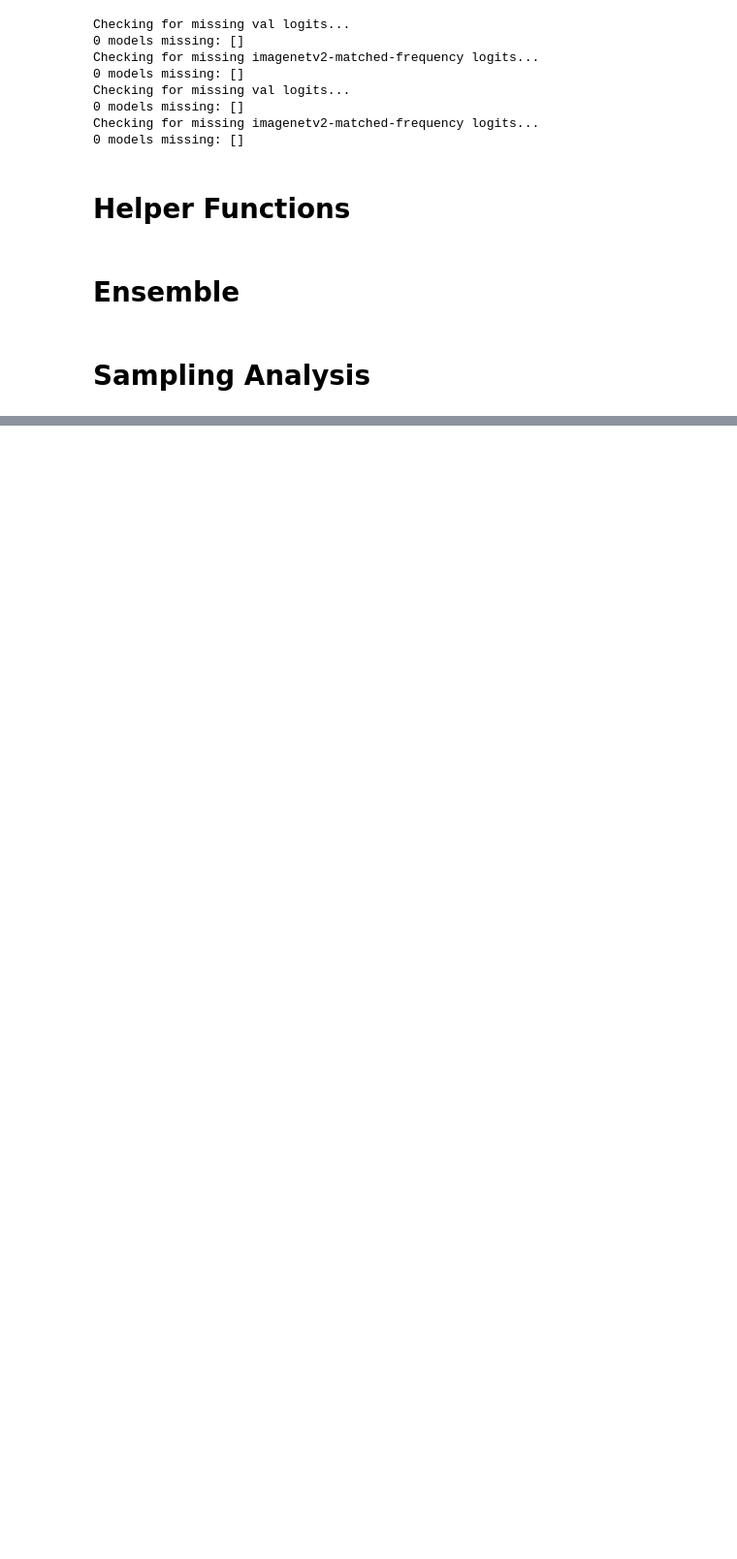
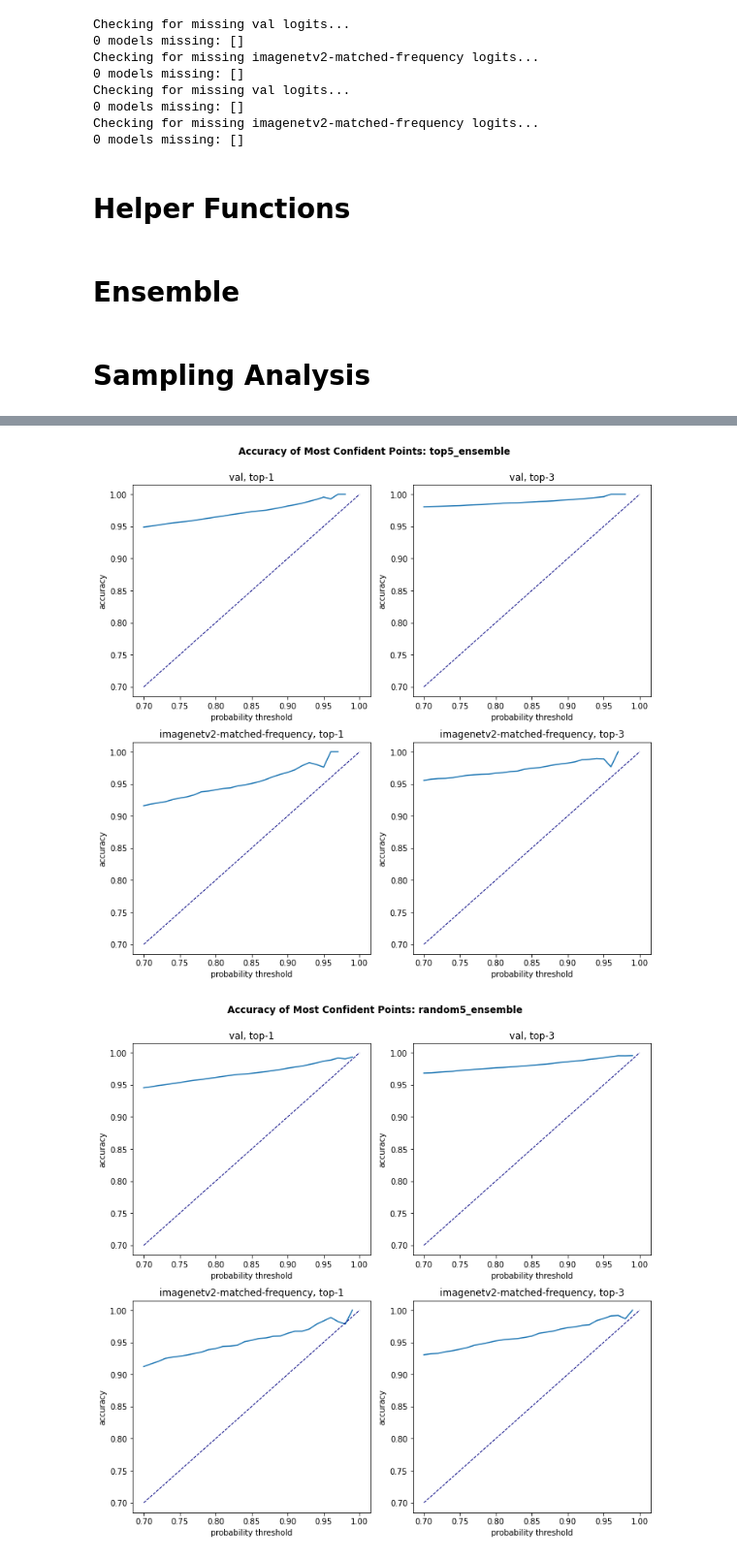
Before and after one commit to csinva/dnn-ensemble, a Jupyter notebook: analysis.ipynb, the cells around one changed output, grey strips where cells are left out. Shown at 97% size. Saved outputs shown, nothing was run; the diff lists cells and outputs as text; code cells hidden in the pictures; blank space fills up the shorter version.

```diff
--- a/analysis.ipynb
+++ b/analysis.ipynb
@@ -359,0 +398,6 @@ np.sum(np.abs(df.values))
+# %%
+for model in ['top5_ensemble', 'random5_ensemble', 'efficientnet-l2-noisystudent', 'FixResNeXt101_32x48d_v2', 'vgg19']:
+    plot_most_confident_acc(model, lower_bound=0.7)
+# %% [output]
+[figure, added]
+[figure, added]
```
Also changed, not shown: parts of 17 cells of this notebook, 59 other files.
